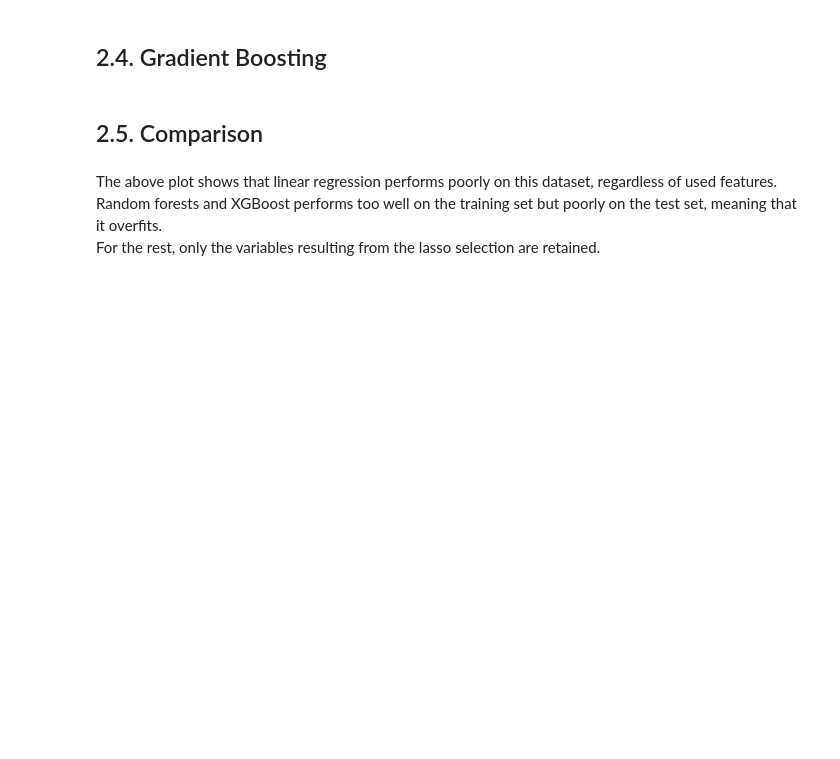
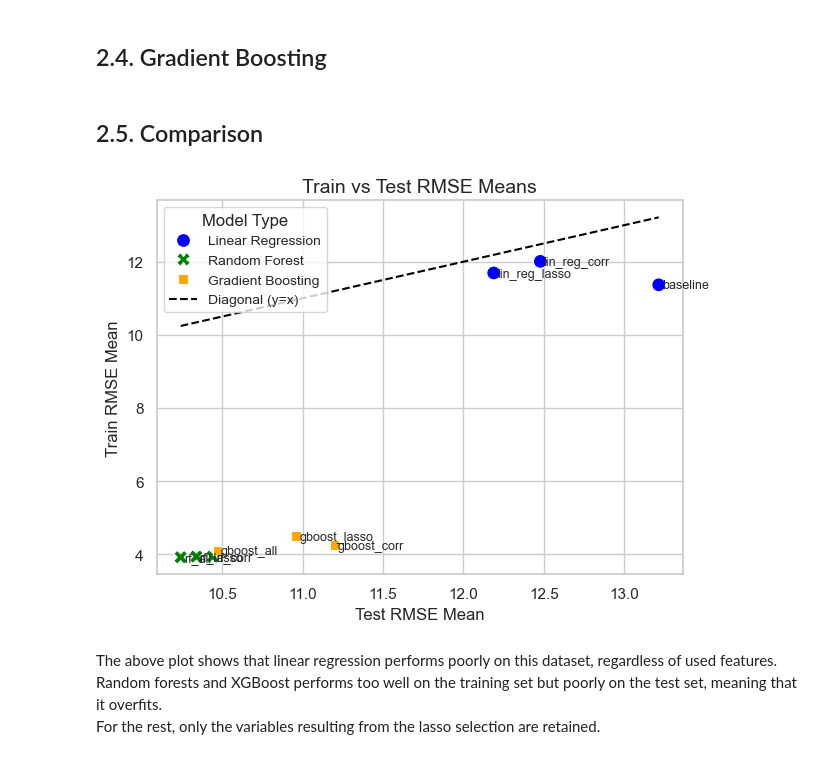
Before and after one commit to irrif/Sleep_score, a Jupyter notebook: sleep_score_regression.ipynb, the cells around one changed output. Cells and saved outputs as stored; diff of their text form; code cells hidden in the pictures; blank space fills up the shorter version.

```diff
--- a/sleep_score_regression.ipynb
+++ b/sleep_score_regression.ipynb
@@ -218,3 +210,10 @@ plot_models_metrics(train_cv_dict, ['baseline', 'lin_reg', 'rf', 'gboost'])
+# %%
+# Uncomment the following line to display an interactive plotly graph
+# plot_models_metrics(train_cv_dict, ['baseline', 'lin_reg', 'rf', 'gboost'])
+
+plot_models_metrics_seaborn(train_cv_dict, ['baseline', 'lin_reg', 'rf', 'gboost'])
+# %% [output]
+[figure, added]
 # %% [markdown]
 The above plot shows that linear regression performs poorly on this dataset, regardless of used features.
 Random forests and XGBoost performs too well on the training set but poorly on the test set, meaning that it overfits.
```
Also changed, not shown: parts of 5 cells of this notebook, 1 other file.
